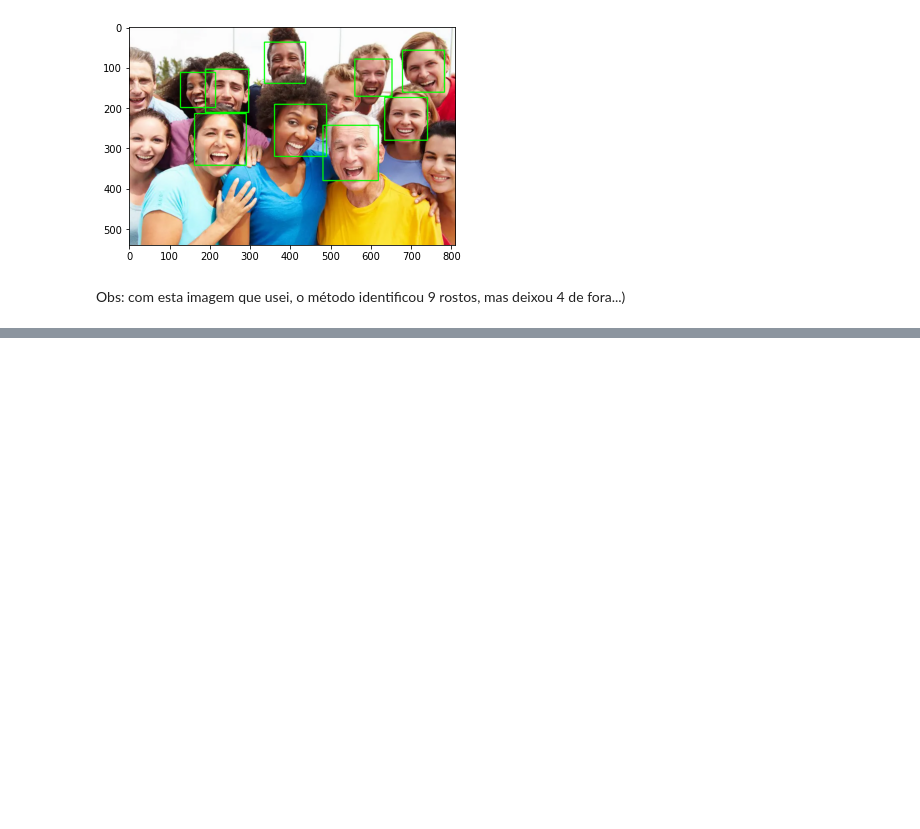
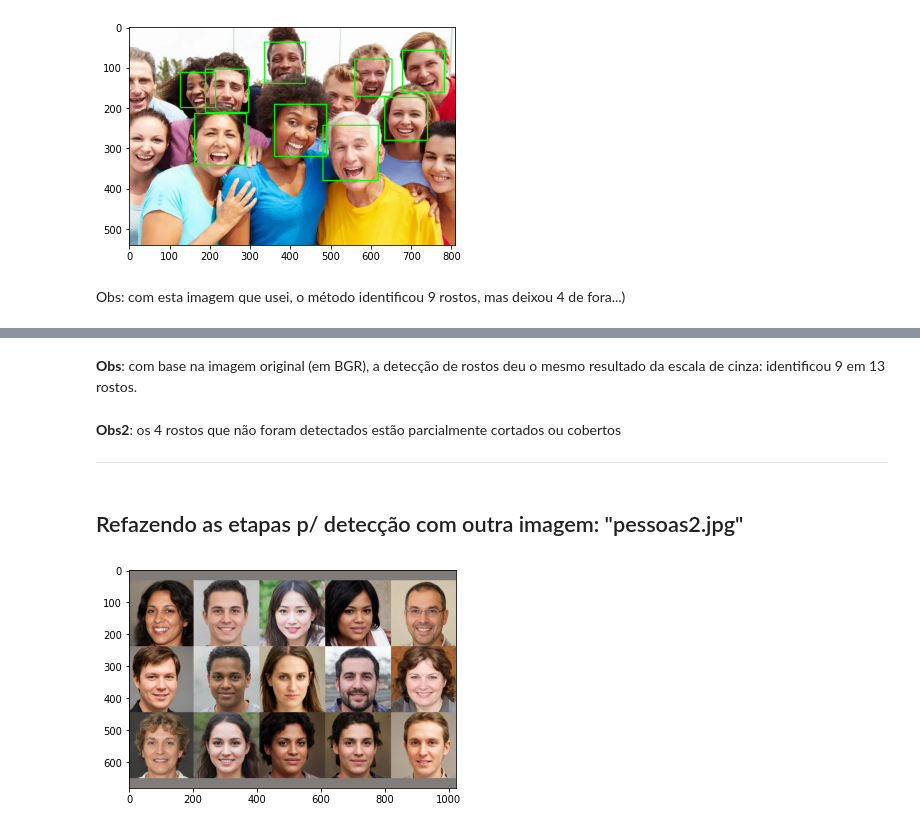
Before and after one commit to ricardopesce/mask-detect, a Jupyter notebook: Mask-detect.ipynb, the cells around one changed output, grey strips where cells are left out. Cells and saved outputs as stored; diff of their text form; code cells hidden in the pictures; blank space fills up the shorter version.

Commit message:
finished detecting faces im pessoas.jpg (9 of 13 faces), and repeated the procedure in pessoas2.jpg (15 of 15 faces detected).

```diff
--- a/Mask-detect.ipynb
+++ b/Mask-detect.ipynb
@@ -106,0 +121,15 @@ Obs: com esta imagem que usei, o método identificou 9 rostos, mas deixou 4 de f
+# %% [markdown]
+**Obs**: com base na imagem original (em BGR), a detecção de rostos deu o mesmo resultado da escala de cinza: identificou 9 em 13 rostos.
+# %% [markdown]
+**Obs2**: os 4 rostos que não foram detectados estão parcialmente cortados ou cobertos
+
+
+---
+# %% [markdown]
+## Refazendo as etapas p/ detecção com outra imagem: "pessoas2.jpg"
+# %%
+imagem2 = cv.imread("pessoas2.jpg")
+# %%
+mostrar_imagem(imagem2)
+# %% [output]
+[figure, added]
```
Also changed, not shown: parts of 13 cells of this notebook.
